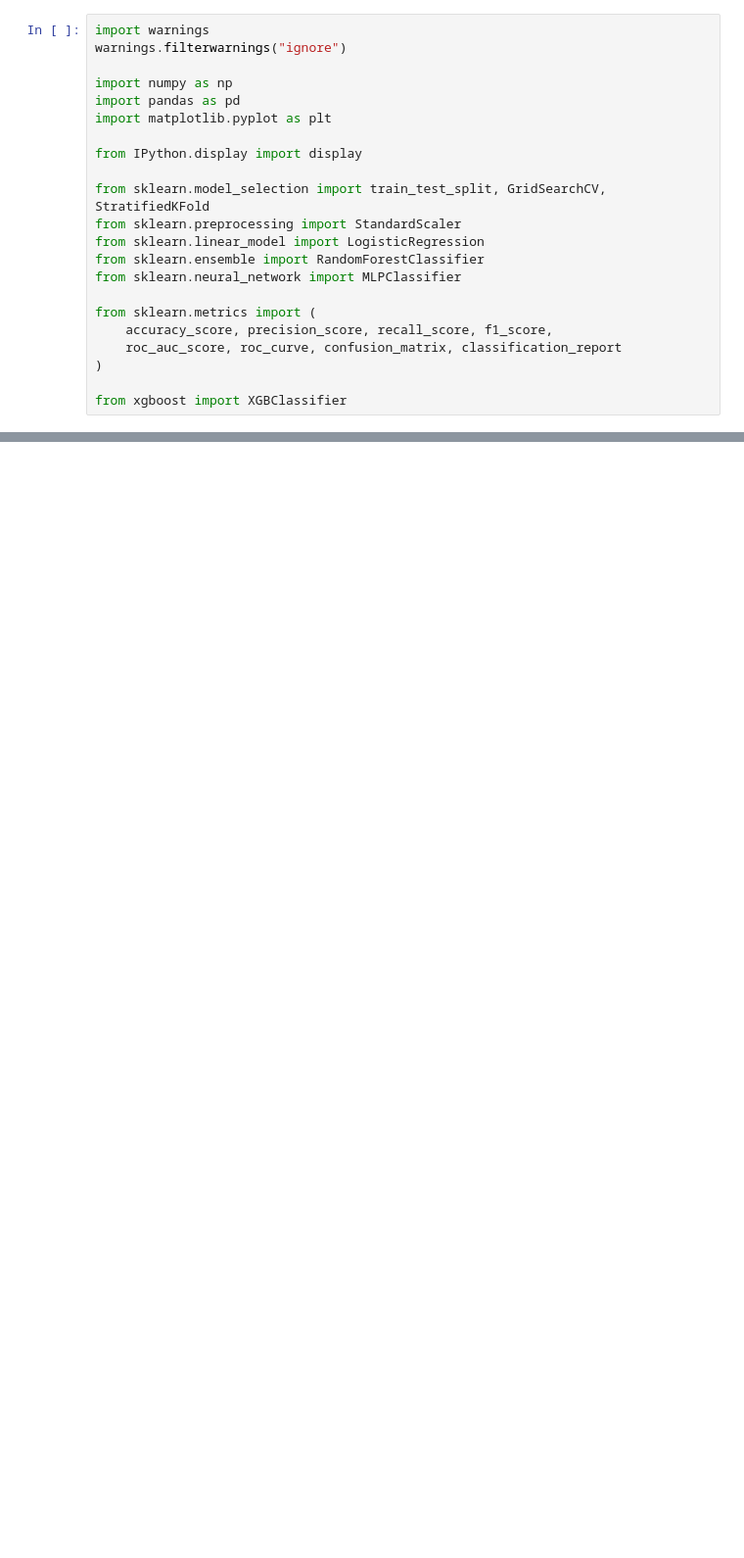
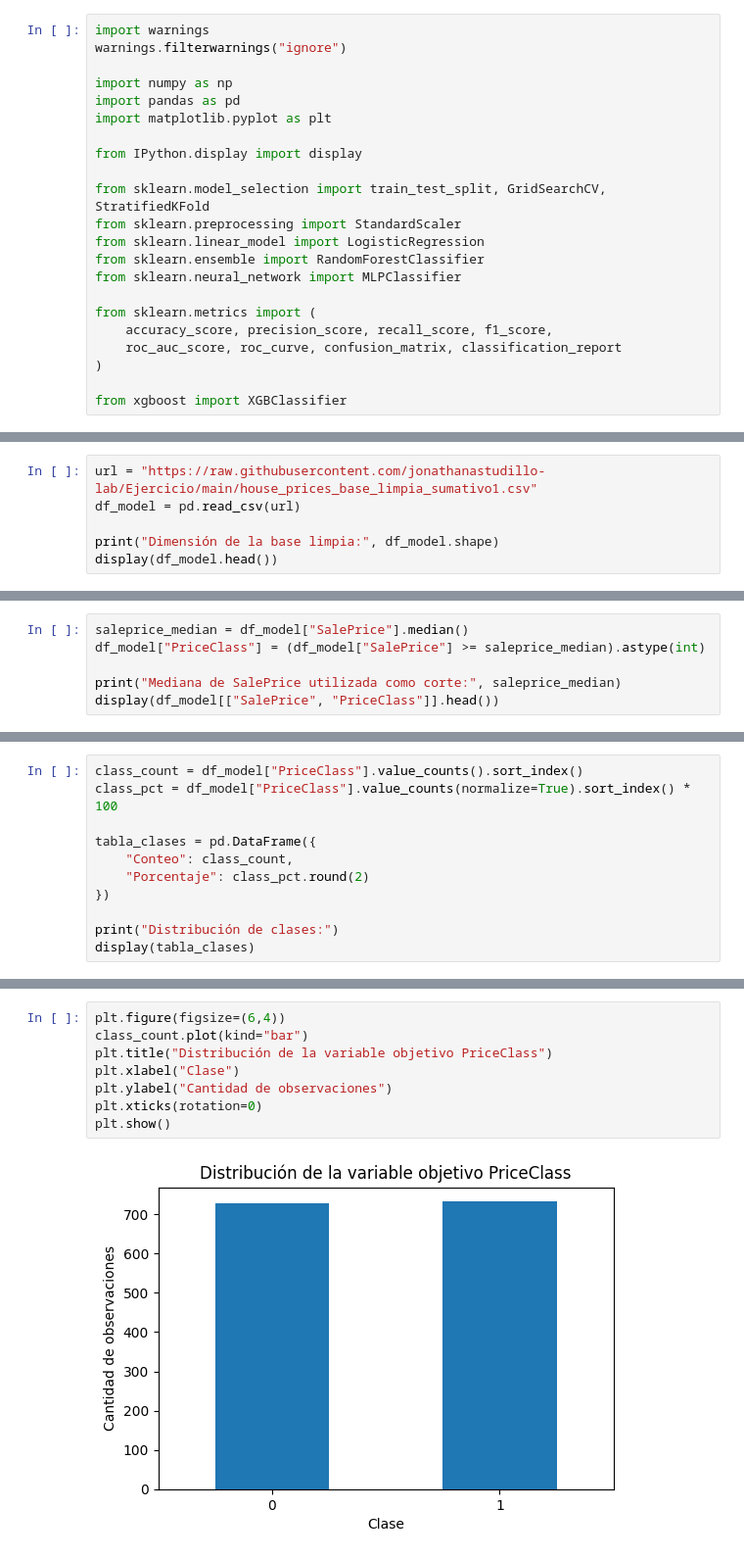
Before and after one commit to jonathanastudillo-lab/Ejercicio, a Jupyter notebook: house_prices_advanced_regression_techniques_sumativo2.ipynb, the cells around one changed output, grey strips where cells are left out. Shown at 98% size. Drawn from its saved outputs; the diff is of its cells as text; blank space fills up the shorter version.

```diff
--- a/house_prices_advanced_regression_techniques_sumativo2.ipynb
+++ b/house_prices_advanced_regression_techniques_sumativo2.ipynb
@@ -57,0 +59,6 @@ from xgboost import XGBClassifier
+# %%
+url = "https://raw.githubusercontent.com/jonathanastudillo-lab/Ejercicio/main/house_prices_base_limpia_sumativo1.csv"
+df_model = pd.read_csv(url)
+
+print("Dimensión de la base limpia:", df_model.shape)
+display(df_model.head())
@@ -57,0 +109,6 @@ from xgboost import XGBClassifier
+# %%
+saleprice_median = df_model["SalePrice"].median()
+df_model["PriceClass"] = (df_model["SalePrice"] >= saleprice_median).astype(int)
+
+print("Mediana de SalePrice utilizada como corte:", saleprice_median)
+display(df_model[["SalePrice", "PriceClass"]].head())
@@ -57,0 +123,11 @@ from xgboost import XGBClassifier
+# %%
+class_count = df_model["PriceClass"].value_counts().sort_index()
+class_pct = df_model["PriceClass"].value_counts(normalize=True).sort_index() * 100
+
+tabla_clases = pd.DataFrame({
+    "Conteo": class_count,
+    "Porcentaje": class_pct.round(2)
+})
+
+print("Distribución de clases:")
+display(tabla_clases)
@@ -57,0 +140,10 @@ from xgboost import XGBClassifier
+# %%
+plt.figure(figsize=(6,4))
+class_count.plot(kind="bar")
+plt.title("Distribución de la variable objetivo PriceClass")
+plt.xlabel("Clase")
+plt.ylabel("Cantidad de observaciones")
+plt.xticks(rotation=0)
+plt.show()
+# %% [output]
+[figure, added]
```
Also changed, not shown: parts of 58 cells of this notebook.
